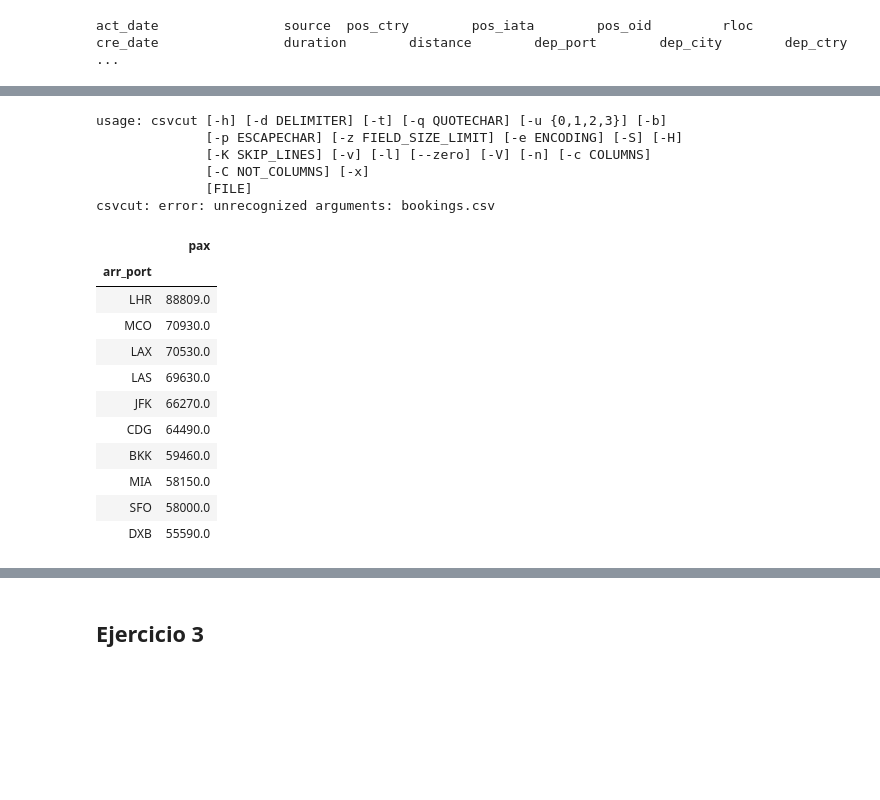
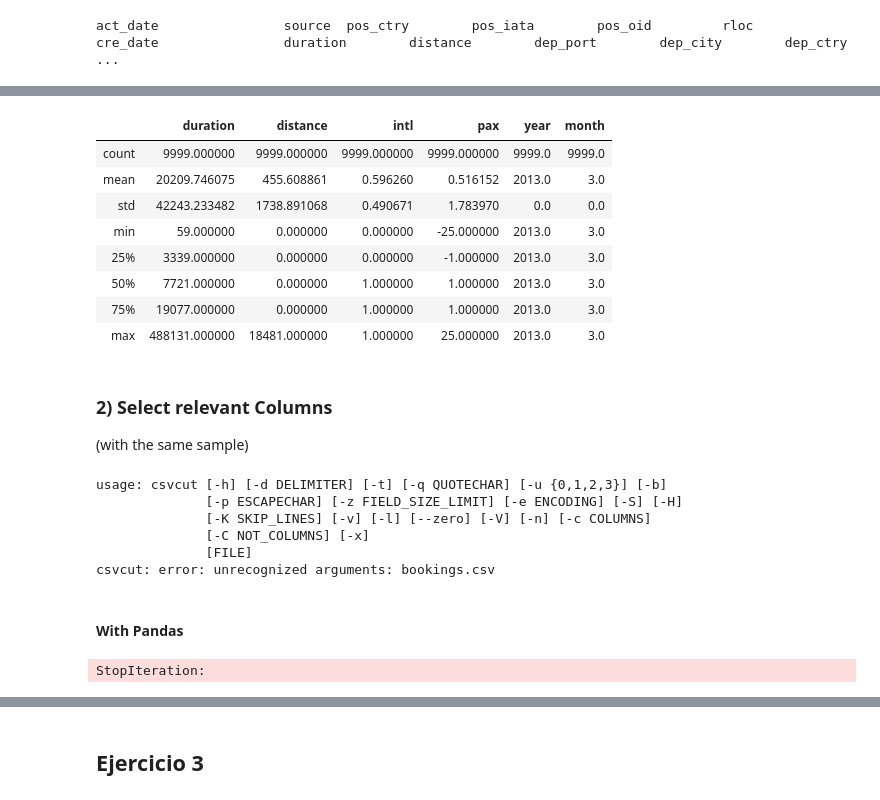
Before and after one commit to isabelpuche/Amadeus_Challenge, a Jupyter notebook: Amadeus_Challenge.ipynb, the cells around one changed output, grey strips where cells are left out. Saved outputs shown, nothing was run; the diff lists cells and outputs as text; code cells hidden in the pictures; blank space fills up the shorter version.

```diff
--- a/Amadeus_Challenge.ipynb
+++ b/Amadeus_Challenge.ipynb
@@ -83,3 +129,18 @@ act_date                source  pos_ctry        pos_iata        pos_oid
+# %%
+df0.describe()
+# %% [output]
+|  | duration | distance | intl | pax | year | month |
+| count | 9999.000000 | 9999.000000 | 9999.000000 | 9999.000000 | 9999.0 | 9999.0 |
+| mean | 20209.746075 | 455.608861 | 0.596260 | 0.516152 | 2013.0 | 3.0 |
+| std | 42243.233482 | 1738.891068 | 0.490671 | 1.783970 | 0.0 | 0.0 |
+| min | 59.000000 | 0.000000 | 0.000000 | -25.000000 | 2013.0 | 3.0 |
+| 25% | 3339.000000 | 0.000000 | 0.000000 | -1.000000 | 2013.0 | 3.0 |
+| 50% | 7721.000000 | 0.000000 | 1.000000 | 1.000000 | 2013.0 | 3.0 |
+| 75% | 19077.000000 | 0.000000 | 1.000000 | 1.000000 | 2013.0 | 3.0 |
+| max | 488131.000000 | 18481.000000 | 1.000000 | 25.000000 | 2013.0 | 3.0 |
+# %% [markdown]
+### 2) Select relevant Columns
+(with the same sample)
 # %%
 !csvcut -d "^" -c arr_port, pax bookings.csv | csvstat
 # %% [output]
@@ -89,24 +150,5 @@ usage: csvcut [-h] [-d DELIMITER] [-t] [-q QUOTECHAR] [-u {0,1,2,3}] [-b]
               [-C NOT_COLUMNS] [-x]
               [FILE]
 csvcut: error: unrecognized arguments: bookings.csv
-# %%
-df1 = pd.DataFrame(df.groupby("arr_port")["pax"].sum().sort_values(ascending = False).head(10))
-
-df1.reset_index(inplace=True)
-df1["arr_port"] = df1["arr_port"].str.strip()
-df1.set_index("arr_port", inplace = True)
-
-df1
-# %% [output]
-|  | pax |
-| arr_port |  |
-| LHR | 88809.0 |
-| MCO | 70930.0 |
-| LAX | 70530.0 |
-| LAS | 69630.0 |
-| JFK | 66270.0 |
-| CDG | 64490.0 |
-| BKK | 59460.0 |
-| MIA | 58150.0 |
-| SFO | 58000.0 |
-| DXB | 55590.0 |
+# %% [markdown]
+#### With Pandas
@@ -112,0 +158,18 @@ df1
+# %%
+for i, chunk in enumerate(df1):
+    # Get chunk
+    chunk = df1.get_chunk(1000000)
+
+    # Drop duplicates
+    chunk = chunk.dropna()
+    # Filter for year 2013 and delete year column
+    chunk = chunk[chunk["year"] == 2013]
+    del chunk["year"]
+
+    # Create variable result_chunk
+    result_chunk = chunk.groupby(['arr_port']).sum()
+
+    # Append chunks in the resulting Data Frame:
+    all_chunks = all_chunks.append(result_chunk)
+# %% [output]
+StopIteration:
```
Also changed, not shown: parts of 28 cells of this notebook.
